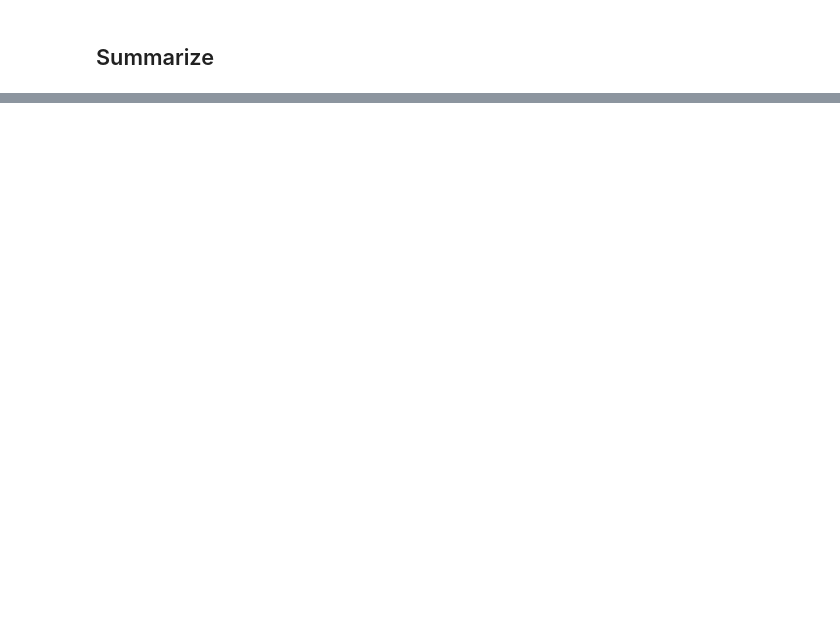
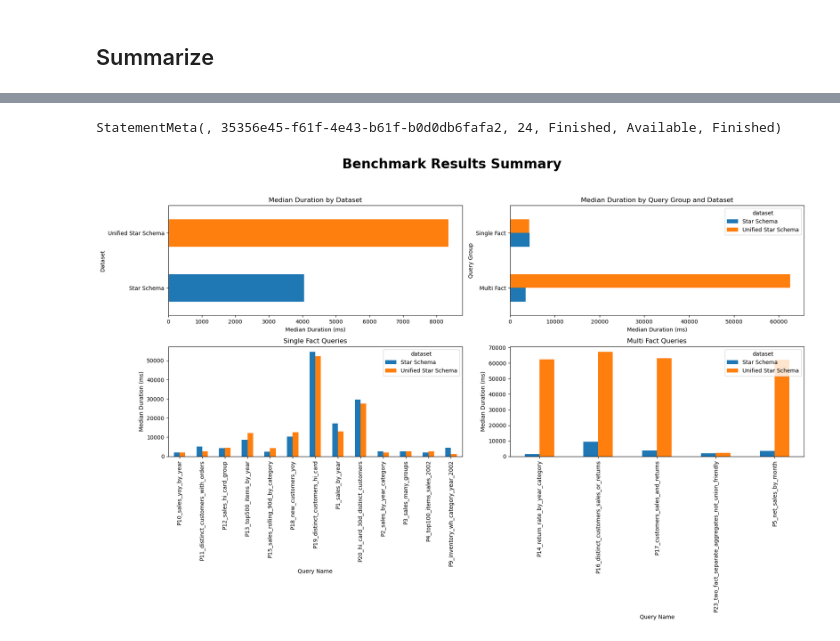
Before and after one commit to mattiasthalen/uss-ss-benchmark, a Jupyter notebook: TPC-DS Benchmark.ipynb, the cells around one changed output, grey strips where cells are left out. Cells and saved outputs as stored; diff of their text form; code cells hidden in the pictures; blank space fills up the shorter version.

Commit message:
Refactor charts

```diff
--- a/TPC-DS Benchmark.ipynb
+++ b/TPC-DS Benchmark.ipynb
@@ -257,7 +264,6 @@ EVALUATE
 SUMMARIZECOLUMNS(
   'dim__date'[year],
   'dim__item'[_key__dim__item],
-  'dim__customer'[_key__dim__customer],
   "Distinct Customers 30D",
     CALCULATE(
       DISTINCTCOUNT('{fact}'[_key__dim__customer]),
@@ -272,7 +278,8 @@ SUMMARIZECOLUMNS(
         "template": """
 EVALUATE
 SUMMARIZECOLUMNS(
-  'dim__date'[date],
+  'dim__date'[year],
+  'dim__date'[month_of_year],
   'dim__item'[_key__dim__item],
   'dim__store'[_key__dim__store],
   "Distinct Customers",
@@ -374,12 +381,18 @@ SUMMARIZECOLUMNS(
   "Distinct Customers (Sales OR Returns)",
   VAR CustSales =
     CALCULATETABLE(
-      VALUES('{fact}'[_key__dim__customer]),
+      SELECTCOLUMNS(
+        VALUES('{fact}'[_key__dim__customer]),
+        "CustomerKey", '{fact}'[_key__dim__customer]
+      ),
       NOT ISBLANK('{fact}'[_measure__sales__ext_sales_price])
     )
   VAR CustReturns =
     CALCULATETABLE(
-      VALUES('{fact_ret}'[_key__dim__customer]),
+      SELECTCOLUMNS(
+        VALUES('{fact_ret}'[_key__dim__customer]),
+        "CustomerKey", '{fact_ret}'[_key__dim__customer]
+      ),
       NOT ISBLANK('{fact_ret}'[_measure__returns__return_amt])
     )
   RETURN
@@ -643,0 +671,62 @@ display(summary)
+# %%
+import matplotlib.pyplot as plt
+
+# Prepare data
+filtered_df = runs_df.query("phase == 'measured' and error.isna()")
+dataset_df = filtered_df.groupby("dataset")["duration_ms"].median()
+group_df = filtered_df.groupby(["query_group", "dataset"])["duration_ms"].median().unstack()
+
+# Split detailed views by query group
+single_fact_df = filtered_df.query("query_group == 'Single Fact'").groupby(["query_name", "dataset"])["duration_ms"].median().unstack()
+multi_fact_df = filtered_df.query("query_group == 'Multi Fact'").groupby(["query_name", "dataset"])["duration_ms"].median().unstack()
+
+# Create figure with 2x2 layout
+fig, axes = plt.subplots(2, 2, figsize=(18, 12))
+
+# Add Main Title
+fig.suptitle("Benchmark Results Summary", fontsize=24, fontweight='bold')
+
+# Top Left: Total by Dataset
+dataset_df.plot.barh(
+    ax=axes[0, 0],
+    rot=0,
+    color=[f"C{i}" for i in range(len(dataset_df))],
+    title="Median Duration by Dataset"
+)
+axes[0, 0].set_xlabel("Median Duration (ms)")
+axes[0, 0].set_ylabel("Dataset")
+
+# Top Right: Total by Group
+group_df.plot.barh(
+    ax=axes[0, 1],
+    rot=0,
+    title="Median Duration by Query Group and Dataset"
+)
+axes[0, 1].set_xlabel("Median Duration (ms)")
+axes[0, 1].set_ylabel("Query Group")
+
+# Bottom Left: Single Fact Queries
+if not single_fact_df.empty:
+    single_fact_df.plot.bar(
+        ax=axes[1, 0],
+        rot=90,
+        title="Single Fact Queries"
+    )
+    axes[1, 0].set_ylabel("Median Duration (ms)")
+    axes[1, 0].set_xlabel("Query Name")
+
+# Bottom Right: Multi Fact Queries
+if not multi_fact_df.empty:
+    multi_fact_df.plot.bar(
+        ax=axes[1, 1],
+        rot=90,
+        title="Multi Fact Queries"
+    )
+    axes[1, 1].set_ylabel("Median Duration (ms)")
+    axes[1, 1].set_xlabel("Query Name")
+
+plt.tight_layout(rect=[0, 0, 1, 0.95]) # Adjust layout to make room for suptitle
+plt.show()
+# %% [output]
+StatementMeta(, 35356e45-f61f-4e43-b61f-b0d0db6fafa2, 24, Finished, Available, Finished)
+[figure, added]
```
Also changed, not shown: parts of 8 cells of this notebook.
